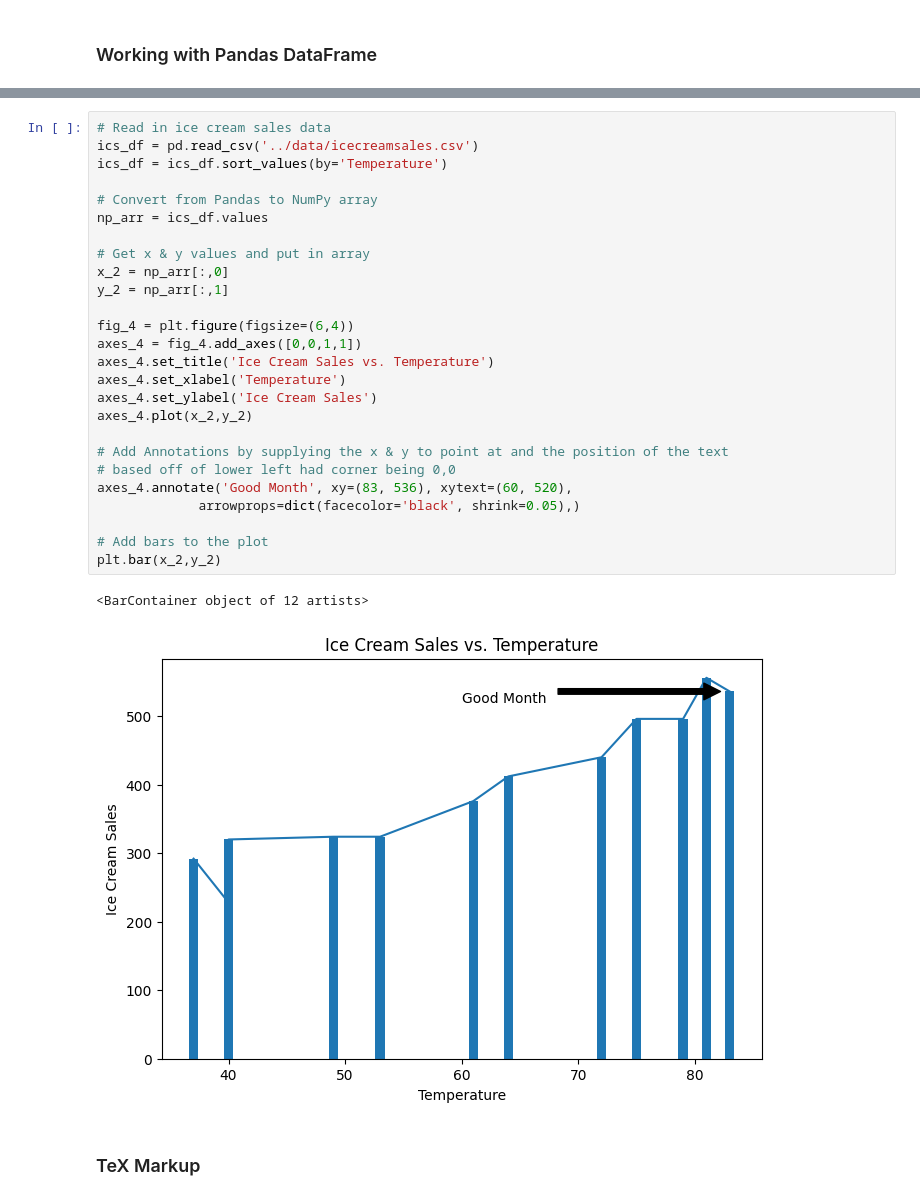
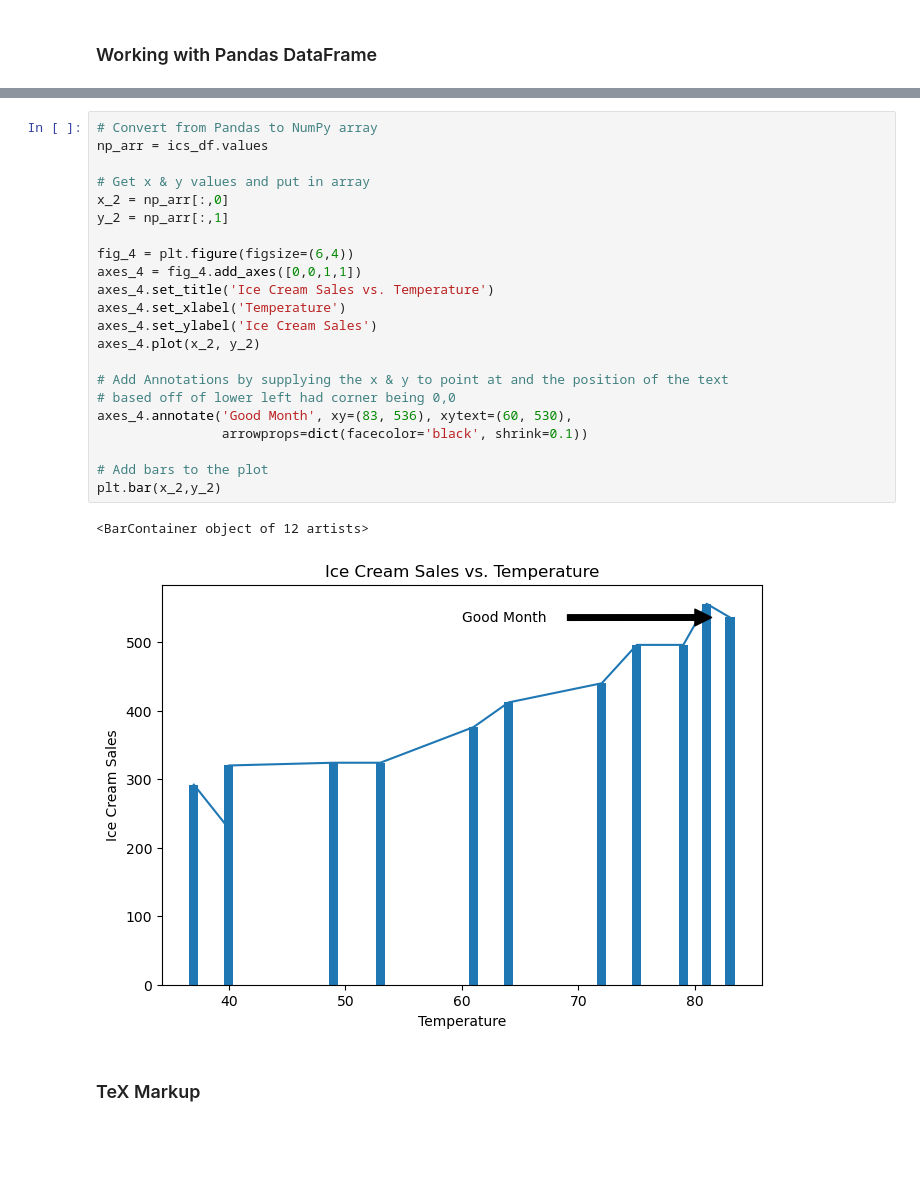
Before and after one commit to yamenkaba/training-bigdata-lab, a Jupyter notebook: Section 04 Visualization/4.1 Matplotlib.ipynb, the cells around one changed output, grey strips where cells are left out. Cells and saved outputs as stored; diff of their text form; blank space fills up the shorter version.

```diff
--- a/Section 04 Visualization/4.1 Matplotlib.ipynb
+++ b/Section 04 Visualization/4.1 Matplotlib.ipynb
@@ -181,32 +209,28 @@ fig_3.savefig('1st_plot.png')
 # %%
-# Read in ice cream sales data
-ics_df = pd.read_csv('../data/icecreamsales.csv')
-ics_df = ics_df.sort_values(by='Temperature')
-
 # Convert from Pandas to NumPy array
 np_arr = ics_df.values
 
 # Get x & y values and put in array
 x_2 = np_arr[:,0]
 y_2 = np_arr[:,1]
 
 fig_4 = plt.figure(figsize=(6,4))
 axes_4 = fig_4.add_axes([0,0,1,1])
 axes_4.set_title('Ice Cream Sales vs. Temperature')
 axes_4.set_xlabel('Temperature')
 axes_4.set_ylabel('Ice Cream Sales')
-axes_4.plot(x_2,y_2)
+axes_4.plot(x_2, y_2)
 
 # Add Annotations by supplying the x & y to point at and the position of the text
 # based off of lower left had corner being 0,0
-axes_4.annotate('Good Month', xy=(83, 536), xytext=(60, 520),
-             arrowprops=dict(facecolor='black', shrink=0.05),)
+axes_4.annotate('Good Month', xy=(83, 536), xytext=(60, 530),
+                arrowprops=dict(facecolor='black', shrink=0.1))
 
 # Add bars to the plot
 plt.bar(x_2,y_2)
 # %% [output]
 <BarContainer object of 12 artists>
-[figure, old version]
+[figure, new version]
 # %% [markdown]
 ### TeX Markup
 # %%
```
Also changed, not shown: parts of 23 cells of this notebook, 1 other file.
